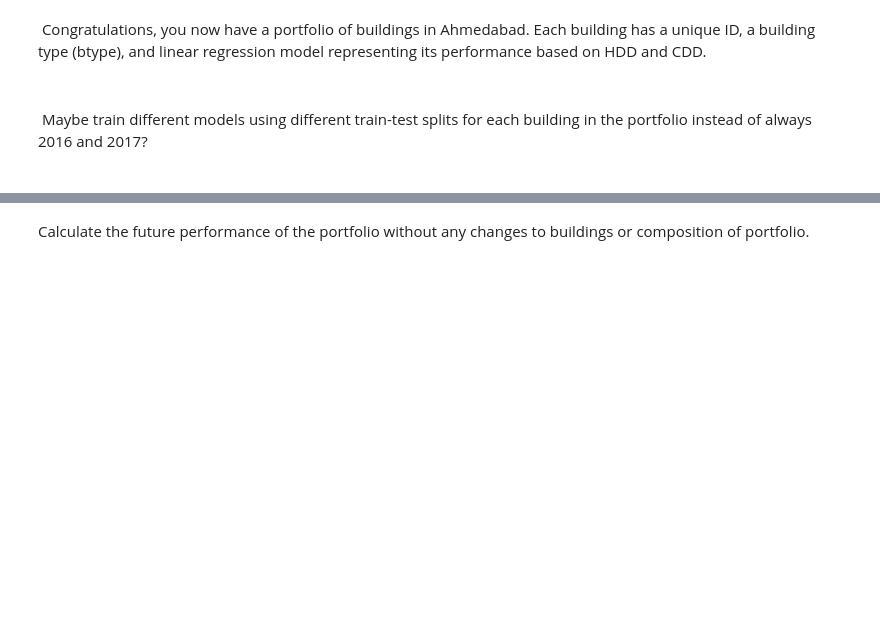
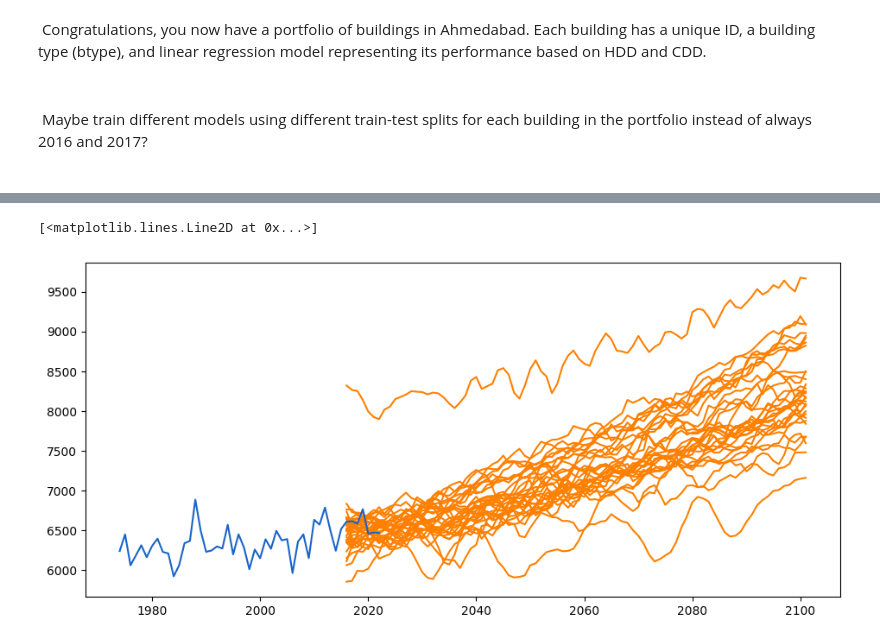
Before and after one commit to paragrastogi/CEPT_Workshop_Mar2024, a Jupyter notebook: tutorial.ipynb, the cells around one changed output, grey strips where cells are left out. Cells and saved outputs as stored; diff of their text form; code cells hidden in the pictures; blank space fills up the shorter version.

```diff
--- a/tutorial.ipynb
+++ b/tutorial.ipynb
@@ -135,4 +183,21 @@ plt.show()
-# %% [markdown]
-Calculate the future performance of the portfolio without any changes to buildings or composition of portfolio.
+# %%
+# Calculate the future performance of the portfolio without any changes to buildings or composition of portfolio.
+SCENARIO = 'ssp585'
+listFutureFiles = glob.glob(f'{PATH_WEATHER_FOLDER}/{station}_CMIP6/*.csv')
+pathSave = f'{PATH_WEATHER_FOLDER}/future_dd.pickle'
+# %%
+hddFuture, cddFuture = future_weather(listFutureFiles, pathSave, scenario=SCENARIO, resolution=RESOLUTION)
+# %%
+ploty1 = cdd.resample('1Y').sum()
+ploty2 = cddFuture.resample('1Y').sum().rolling('1200D').mean()
+# ploty2 = cddFuture.rolling(window='360D').sum()
+fig, axes = plt.subplots(nrows=1, ncols=1, squeeze=True, sharey=True, figsize=[10,5])
+ax = axes #.flatten()
+fig.tight_layout(pad=3)
+plt.plot(ploty2.index, ploty2, color=colours.orange)
+plt.plot(ploty1.index, ploty1, color=colours.blue)
+# %% [output]
+[<matplotlib.lines.Line2D at 0x...>]
+[figure, added]
 # %%
 print(portfolio)
```
Also changed, not shown: parts of 50 cells of this notebook, 9 other files.
